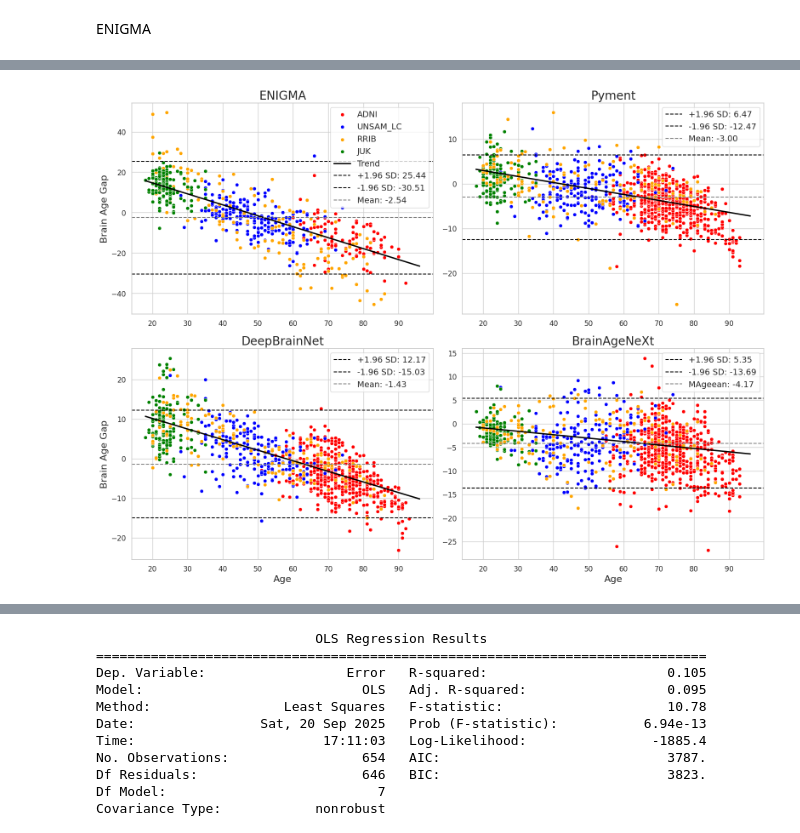
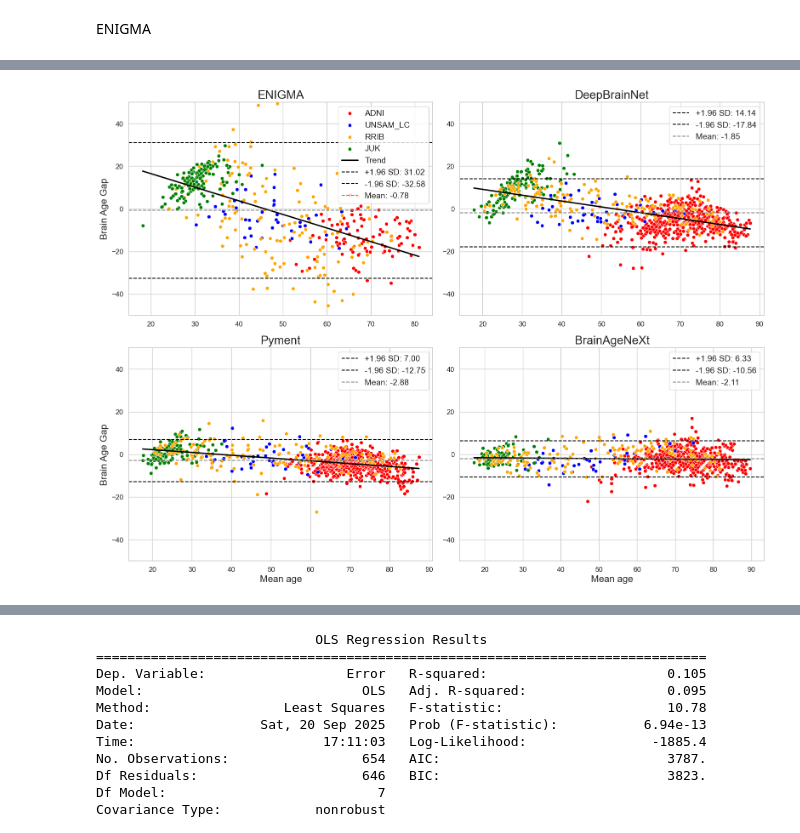
Before and after one commit to mabelzunce/brainage-models-benchmark, a Jupyter notebook: results/bland-altman.ipynb, the cells around one changed output, grey strips where cells are left out. Cells and saved outputs as stored; diff of their text form; code cells hidden in the pictures.

```diff
--- a/results/bland-altman.ipynb
+++ b/results/bland-altman.ipynb
@@ -437,12 +438,6 @@ std_diff_ENIGMARRIB=np.std(ENIGMA_RRIB['Error'])
 upper_limit_ENIGMARRIB = mean_diff_ENIGMARRIB + 1.96 * std_diff_ENIGMARRIB
 lower_limit_ENIGMARRIB = mean_diff_ENIGMARRIB - 1.96 * std_diff_ENIGMARRIB
 # %%
-#eliminar nulos
-ENIGMA_UNSAM = ENIGMA_UNSAM.dropna(subset=['Error', 'mean'])
-ENIGMA_ADNI = ENIGMA_ADNI.dropna(subset=['Error', 'mean'])
-#ENIGMA_JUK = ENIGMA_JUK.dropna(subset=['Error', 'mean'])
-#ENIGMA_RRIB = ENIGMA_RRIB.dropna(subset=['Error', 'mean'])
-
 # Regressión ENIGMA_UNSAM
 slope_ENIGMAUNSAM, intercept_ENIGMAUNSAM = np.polyfit(ENIGMA_UNSAM['Edad'], ENIGMA_UNSAM['Error'], 1)
 tendencia_ENIGMAUNSAM = slope_ENIGMAUNSAM * ENIGMA_UNSAM['Edad'] + intercept_ENIGMAUNSAM
@@ -501,3 +496,14 @@ plt.show()
+# %%
+# filter only controls
+BAN_ADNI=BAN_ADNI[BAN_ADNI['Group']=='CN']
+DBN_ADNI=DBN_ADNI[DBN_ADNI['Group']=='CN']
+pyment_ADNI=pyment_ADNI[pyment_ADNI['Group']=='CN']
+ENIGMA_ADNI=ENIGMA_ADNI[ENIGMA_ADNI['Group']=='CN']
+
+BAN_UNSAM=BAN_UNSAM[BAN_UNSAM['Grupo']=='CONTROL']
+DBN_UNSAM=DBN_UNSAM[DBN_UNSAM['Grupo']=='CONTROL']
+pyment_UNSAM=pyment_UNSAM[pyment_UNSAM['Grupo']=='CONTROL']
+ENIGMA_UNSAM=ENIGMA_UNSAM[ENIGMA_UNSAM['Grupo']=='CONTROL']
 # %%
 BAN_UNSAM['Dataset']='UNSAM'
 BAN_ADNI['Dataset']='ADNI'
@@ -570,70 +595,71 @@ axes = axes.flatten()
 
 # 1. BrainAgeNeXt
 axes[3].set_title('BrainAgeNeXt',fontsize=20)
-sns.scatterplot(ax=axes[3], data=BAN_ADNI[BAN_ADNI['Group'] == 'CN'], x='Age', y='Error', color='red')
-sns.scatterplot(ax=axes[3], data=BAN_UNSAM, x='Age', y='Error', color='blue')
-sns.regplot(ax=axes[3], data=BAN_all, x='Age', y='Error', scatter=False, color='black', ci=None)
-sns.scatterplot(ax=axes[3], data=BAN_JUK, x='Age', y='Error', color='green')
-sns.scatterplot(ax=axes[3], data=BAN_RRIB, x='Age', y='Error', color='orange')
+sns.scatterplot(ax=axes[3], data=BAN_ADNI[BAN_ADNI['Group'] == 'CN'], x='mean', y='Error', color='red')
+sns.scatterplot(ax=axes[3], data=BAN_UNSAM[BAN_UNSAM['Grupo'] == 'CONTROL'], x='mean', y='Error', color='blue')
+sns.regplot(ax=axes[3], data=BAN_all, x='mean', y='Error', scatter=False, color='black', ci=None)
+sns.scatterplot(ax=axes[3], data=BAN_JUK, x='mean', y='Error', color='green')
+sns.scatterplot(ax=axes[3], data=BAN_RRIB, x='mean', y='Error', color='orange')
 #grafico de upper y lower limit
 axes[3].axhline(upper_limit_BAN, color='black', linestyle='--',label=f'+1.96 SD: {upper_limit_BAN:.2f}')
 axes[3].axhline(lower_limit_BAN, color='black', linestyle='--', label=f'-1.96 SD: {lower_limit_BAN:.2f}')
-axes[3].axhline(mean_diff_BAN, color='gray', linestyle='--', label=f'MAgeean: {mean_diff_BAN:.2f}')
-axes[3].set_xlabel('Age',fontsize=16)
+axes[3].axhline(mean_diff_BAN, color='gray', linestyle='--', label=f'Mean: {mean_diff_BAN:.2f}')
+axes[3].set_xlabel('Mean age',fontsize=16)
 axes[3].set_ylabel('')
 axes[3].legend(fontsize=14)
 
 # 2. DeepBrainNet
-axes[2].set_title('DeepBrainNet',fontsize=20)
-sns.scatterplot(ax=axes[2], data=DBN_ADNI[DBN_ADNI['Group'] == 'CN'], x='Age', y='Error', color='red')
-sns.scatterplot(ax=axes[2], data=DBN_UNSAM, x='Age', y='Error', color='blue')
-sns.regplot(ax=axes[2], data=DBN_all, x='Age', y='Error', scatter=False, color='black', ci=None)
-sns.scatterplot(ax=axes[2], data=DBN_JUK, x='Age', y='Error', color='green')
-sns.scatterplot(ax=axes[2], data=DBN_RRIB, x='Age', y='Error', color='orange')
-axes[2].axhline(upper_limit_DBN, color='black', linestyle='--', label=f'+1.96 SD: {upper_limit_DBN:.2f}')
-axes[2].axhline(lower_limit_DBN, color='black', linestyle='--', label=f'-1.96 SD: {lower_limit_DBN:.2f}')
-axes[2].axhline(mean_diff_DBN, color='gray', linestyle='--', label=f'Mean: {mean_diff_DBN:.2f}')
-axes[2].set_xlabel('Age',fontsize=16)
-axes[2].set_ylabel('Brain Age Gap',fontsize=16)
-axes[2].legend(fontsize=14)
-
-# 3. pyment
-axes[1].set_title('Pyment',fontsize=20)
-sns.scatterplot(ax=axes[1], data=pyment_ADNI[pyment_ADNI['Group'] == 'CN'], x='Age', y='Error', color='red')
-sns.scatterplot(ax=axes[1], data=pyment_UNSAM, x='Age', y='Error', color='blue')
-sns.regplot(ax=axes[1], data=pyment_all, x='Age', y='Error', scatter=False, color='black', ci=None)
-sns.scatterplot(ax=axes[1], data=pyment_JUK, x='Age', y='Error', color='green')
-sns.scatterplot(ax=axes[1], data=pyment_RRIB, x='Age', y='Error', color='orange')
-axes[1].axhline(upper_limit_pyment, color='black', linestyle='--', label=f'+1.96 SD: {upper_limit_pyment:.2f}')
-axes[1].axhline(lower_limit_pyment, color='black', linestyle='--', label=f'-1.96 SD: {lower_limit_pyment:.2f}')
-axes[1].axhline(mean_diff_pyment, color='gray', linestyle='--', label=f'Mean: {mean_diff_pyment:.2f}')
+axes[1].set_title('DeepBrainNet',fontsize=20)
+sns.scatterplot(ax=axes[1], data=DBN_ADNI[DBN_ADNI['Group'] == 'CN'], x='mean', y='Error', color='red')
+sns.scatterplot(ax=axes[1], data=DBN_UNSAM[DBN_UNSAM['Grupo'] == 'CONTROL'], x='mean', y='Error', color='blue')
+sns.regplot(ax=axes[1], data=DBN_all, x='mean', y='Error', scatter=False, color='black', ci=None)
+sns.scatterplot(ax=axes[1], data=DBN_JUK, x='mean', y='Error', color='green')
+sns.scatterplot(ax=axes[1], data=DBN_RRIB, x='mean', y='Error', color='orange')
+axes[1].axhline(upper_limit_DBN, color='black', linestyle='--', label=f'+1.96 SD: {upper_limit_DBN:.2f}')
+axes[1].axhline(lower_limit_DBN, color='black', linestyle='--', label=f'-1.96 SD: {lower_limit_DBN:.2f}')
+axes[1].axhline(mean_diff_DBN, color='gray', linestyle='--', label=f'Mean: {mean_diff_DBN:.2f}')
 axes[1].set_xlabel('')
 axes[1].set_ylabel('')
 axes[1].legend(fontsize=14)
 
+# 3. pyment
+axes[2].set_title('Pyment',fontsize=20)
+sns.scatterplot(ax=axes[2], data=pyment_ADNI[pyment_ADNI['Group'] == 'CN'], x='mean', y='Error', color='red')
+sns.scatterplot(ax=axes[2], data=pyment_UNSAM[pyment_UNSAM['Grupo']=='CONTROL'], x='mean', y='Error', color='blue')
+sns.regplot(ax=axes[2], data=pyment_all, x='mean', y='Error', scatter=False, color='black', ci=None)
+sns.scatterplot(ax=axes[2], data=pyment_JUK, x='mean', y='Error', color='green')
+sns.scatterplot(ax=axes[2], data=pyment_RRIB, x='mean', y='Error', color='orange')
+axes[2].axhline(upper_limit_pyment, color='black', linestyle='--', label=f'+1.96 SD: {upper_limit_pyment:.2f}')
+axes[2].axhline(lower_limit_pyment, color='black', linestyle='--', label=f'-1.96 SD: {lower_limit_pyment:.2f}')
+axes[2].axhline(mean_diff_pyment, color='gray', linestyle='--', label=f'Mean: {mean_diff_pyment:.2f}')
+axes[2].set_xlabel('Mean age', fontsize=16 )
+axes[2].set_ylabel('Brain Age Gap',fontsize=16)
+axes[2].legend(fontsize=14)
+
 # 4. ENIGMA
 axes[0].set_title('ENIGMA',fontsize=20)
-sns.scatterplot(ax=axes[0], data=ENIGMA_ADNI[ENIGMA_ADNI['Group'] == 'CN'], x='Age', y='Error', color='red', label='ADNI')
-sns.scatterplot(ax=axes[0], data=ENIGMA_UNSAM, x='Age', y='Error', color='blue', label='UNSAM_LC')
-sns.scatterplot(ax=axes[0], data=ENIGMA_RRIB, x='Age', y='Error', color='orange', label='RRIB')
-sns.scatterplot(ax=axes[0], data=ENIGMA_JUK, x='Age', y='Error', color='green', label='JUK')
-sns.regplot(ax=axes[0], data=ENIGMA_all, x='Age', y='Error', scatter=False, color='black', ci=None,label='Trend')
+sns.scatterplot(ax=axes[0], data=ENIGMA_ADNI[ENIGMA_ADNI['Group'] == 'CN'], x='mean', y='Error', color='red', label='ADNI')
+sns.scatterplot(ax=axes[0], data=ENIGMA_UNSAM[ENIGMA_UNSAM['Grupo']=='CONTROL'], x='mean', y='Error', color='blue', label='UNSAM_LC')
+sns.scatterplot(ax=axes[0], data=ENIGMA_RRIB, x='mean', y='Error', color='orange', label='RRIB')
+sns.scatterplot(ax=axes[0], data=ENIGMA_JUK, x='mean', y='Error', color='green', label='JUK')
+sns.regplot(ax=axes[0], data=ENIGMA_all, x='mean', y='Error', scatter=False, color='black', ci=None,label='Trend')
 axes[0].axhline(upper_limit_ENIGMA, color='black', linestyle='--', label=f'+1.96 SD: {upper_limit_ENIGMA:.2f}')
 axes[0].axhline(lower_limit_ENIGMA, color='black', linestyle='--', label=f'-1.96 SD: {lower_limit_ENIGMA:.2f}')
 axes[0].axhline(mean_diff_ENIGMA, color='gray', linestyle='--', label=f'Mean: {mean_diff_ENIGMA:.2f}')
 axes[0].set_xlabel('')
 axes[0].set_ylabel('Brain Age Gap',fontsize=16)
 axes[0].legend(fontsize=14)
 
 # Etiquetas comunes
 for ax in axes:
     #ax.set_xlabel('Mean Age')
     #ax.set_ylabel('Error')
     ax.grid(True)
+    ax.set_ylim(-50, 50)
 
 plt.tight_layout()
 plt.show()
 # %% [output]
-[figure, old version]
+[figure, new version]
 # %%
 BAN_all=BAN_all[['ID','Age','mean','Error','Dataset','Predicted_Brain_Age']].rename(columns={'Predicted_Brain_Age':'prediction'})
```
Also changed, not shown: parts of 11 cells of this notebook, 9 other files.
